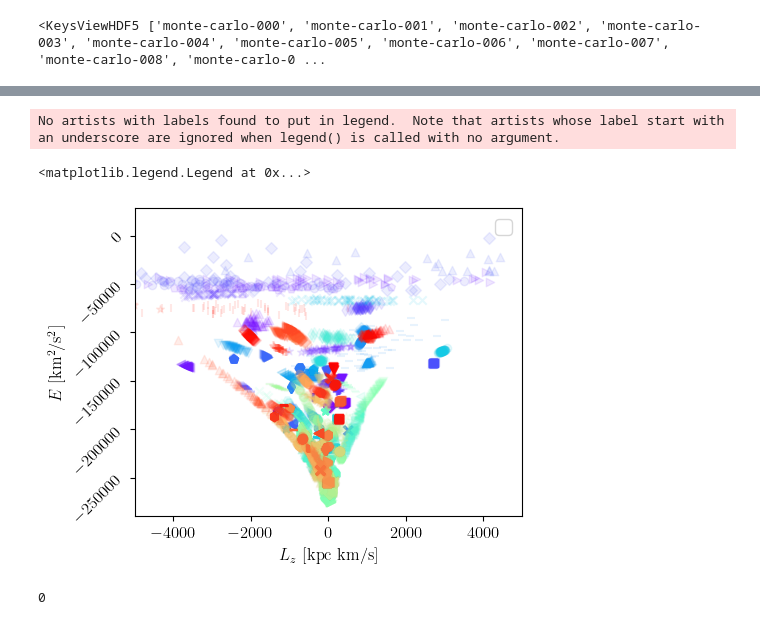
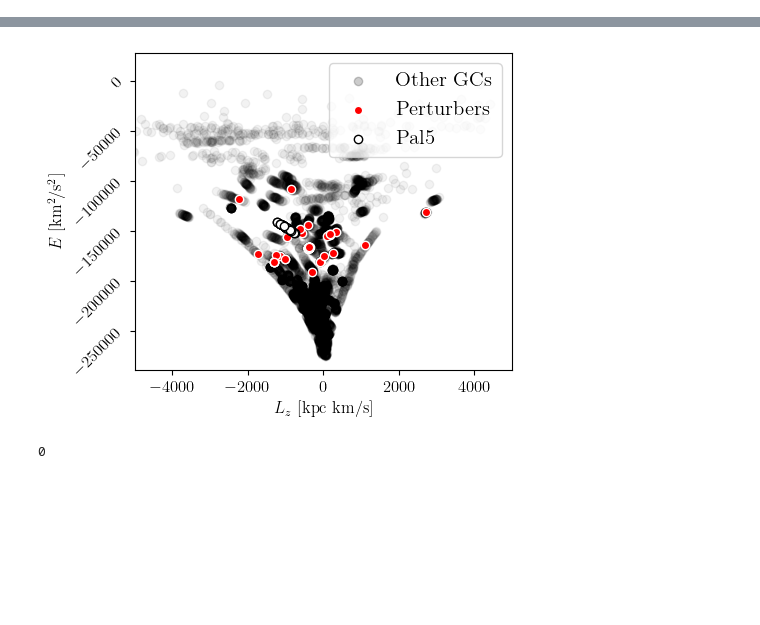
Before and after one commit to salvatore-ferrone/stream_analysis, a Jupyter notebook: figures/perturber_statistics.ipynb, the cells around one changed output, grey strips where cells are left out. Saved outputs shown, nothing was run; the diff lists cells and outputs as text; code cells hidden in the pictures; blank space fills up the shorter version.

```diff
--- a/figures/perturber_statistics.ipynb
+++ b/figures/perturber_statistics.ipynb
@@ -59,8 +125 @@ guilty_ids=[np.where(GCnames==guilty[i])[0][0] for i in range(len(guilty))]
 pal5ID = np.where(GCnames=="Pal5")[0][0]
-# %%
-import h5py
-i=10
-myfile=h5py.File(ph.GC_orbits(potential,GCnames[i]),"r")
-myfile.keys()
-# %% [output]
-<KeysViewHDF5 ['monte-carlo-000', 'monte-carlo-001', 'monte-carlo-002', 'monte-carlo-003', 'monte-carlo-004', 'monte-carlo-005', 'monte-carlo-006', 'monte-carlo-007', 'monte-carlo-008', 'monte-carlo-0 ...
@@ -172,31 +163,42 @@ Lzz=Lz.flatten()
 # %%
 num_objects=len(GCnames)
 # Get a colormap
-cmap = plt.get_cmap('rainbow')
+cmap = plt.get_cmap('cividis')
 # Generate a list of unique colors
 colors = [cmap(i / num_objects) for i in range(num_objects)]
 # Define a list of marker styles
 markers = ['o', 's', 'D', '^', 'v', '<', '>', 'p', '*', 'h', 'H', '+', 'x', 'd', '|', '_']
+markers = ['o', 's', 'D', '^', 'v', '<', '>', 'p', '*', 'h', 'H', '+', 'x', 'd',]
 # %%
 AXIS=dict(xlabel=r"$L_z$ [kpc km/s]",
           ylabel=r"$E$ [km$^2$/s$^2$]",
           xlim=[-5000,5000])
+# %%
+perturberscatter={"facecolors":"red","edgecolors":"white",}
+# %%
+outdir="../paper/"
 # %%
+fig,ax=plt.subplots(1,1,figsize=(5,4))
 
-fig,ax=plt.subplots(1,1,figsize=(5,4))
-# i=18
-for i in range(num_objects):
+ax.scatter(Lz[i][:],T[i]+V[i],color="k",alpha=0.2,marker="o",label="Other GCs")
+for i in range(1,num_objects):
     marker = markers[i % len(markers)]  # Cycle through markers
-    ax.scatter(Lz[i][:],T[i]+V[i],color=colors[i],alpha=0.1,marker=marker)
-# ax.scatter(Lz[guilty_ids],T[guilty_ids]+V[guilty_ids],color='red',label="Perturbers")
-# ax.scatter(Lz[pal5ID],T[pal5ID]+V[pal5ID],color='green',s=100,label="Pal5")
+    ax.scatter(Lz[i][:],T[i]+V[i],color="k",alpha=0.05,marker="o")
+
+# ax.scatter(Lz[*guilty_ids[0]],T[*guilty_ids[0]]+V[*guilty_ids[0]],label="Perturbers",*perturberscatter)
+ax.scatter(Lz[*guilty_ids[0]],T[*guilty_ids[0]]+V[*guilty_ids[0]],label="Perturbers",**perturberscatter)
+for j in range(1,len(guilty_ids)):
+    ax.scatter(Lz[*guilty_ids[j]],T[*guilty_ids[j]]+V[*guilty_ids[j]],**perturberscatter)
+
+ax.scatter(Lz[pal5ID][:],T[pal5ID][:]+V[pal5ID][:],label="Pal5",facecolors='white',edgecolors='black')
 ax.set(**AXIS)
 ax.tick_params(axis='y', rotation=45)  # Rotate y-axis ticks by 45 degrees
 ax.legend(fontsize=15)
+
+fig.tight_layout()
+fig.savefig(outdir+outname,dpi=300)
 # %% [output]
-No artists with labels found to put in legend.  Note that artists whose label start with an underscore are ignored when legend() is called with no argument.
-<matplotlib.legend.Legend at 0x...>
-[figure, old version]
+[figure, new version]
 # %%
 np.unravel_index(np.argmax(E),T.shape)
 # %% [output]
```
Also changed, not shown: parts of 9 cells of this notebook, 2 other files.
